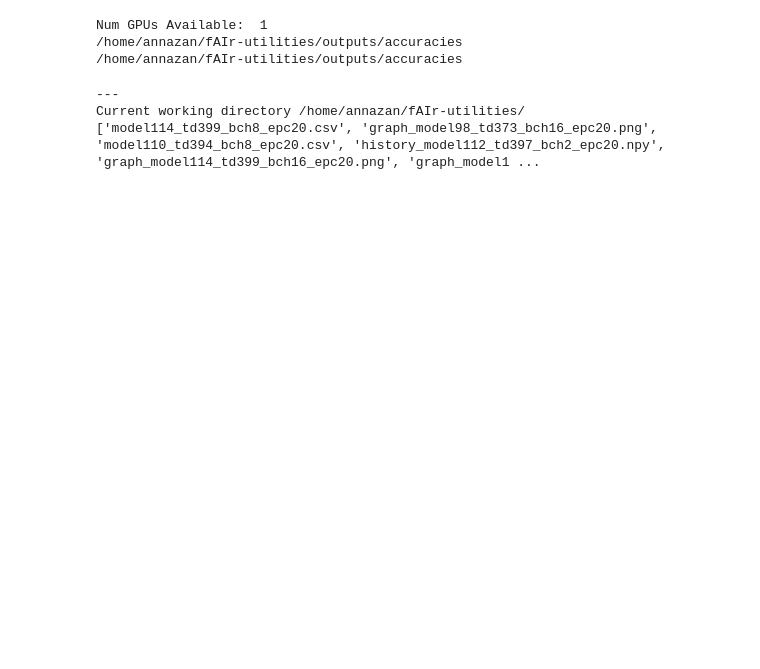
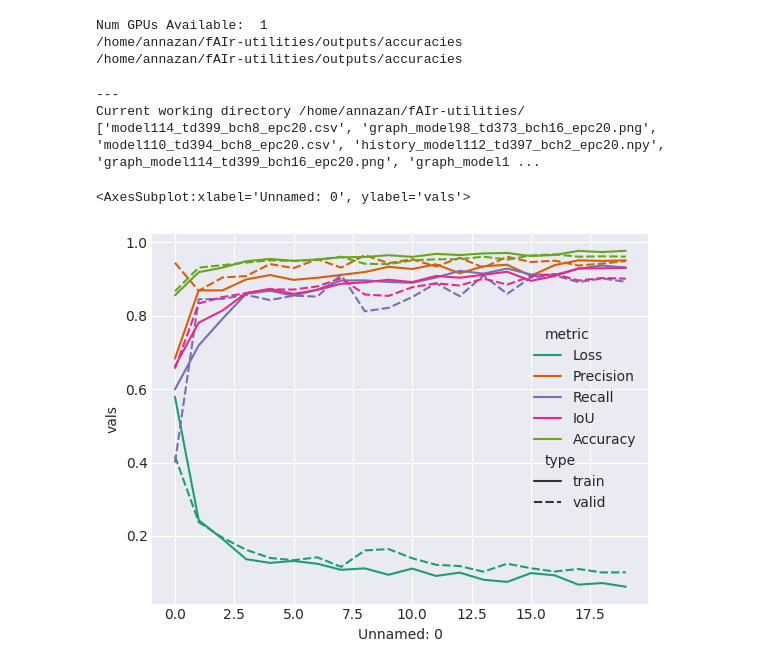
Before and after one commit to ciupava/fAIr-utilities, a Jupyter notebook: graphs_making.ipynb, the cells around one changed output. Saved outputs shown, nothing was run; the diff lists cells and outputs as text; code cells hidden in the pictures; blank space fills up the shorter version.

Commit message:
edits to graphs

```diff
--- a/graphs_making.ipynb
+++ b/graphs_making.ipynb
@@ -198,0 +268,29 @@ for name in files_list:
+# %%
+# convert to long (tidy) form
+history_df.assign(epoch=range(1, len(loss) + 1))
+dfm = history_df.melt('Unnamed: 0', var_name='cols', value_name='vals')
+# %%
+dfm = dfm.assign(type='train')
+dfm.loc[(len(dfm.index)/2):len(dfm.index),'type'] = 'valid'
+# %%
+dfm = dfm.assign(metric='Loss')
+dfm.loc[20:39,'metric'] = 'Precision'
+dfm.loc[120:139,'metric'] = 'Precision'
+dfm.loc[40:59,'metric'] = 'Recall'
+dfm.loc[140:159,'metric'] = 'Recall'
+dfm.loc[60:79,'metric'] = 'IoU'
+dfm.loc[160:179,'metric'] = 'IoU'
+dfm.loc[80:99,'metric'] = 'Accuracy'
+dfm.loc[180:199,'metric'] = 'Accuracy'
+# %%
+palette_div=sns.color_palette("Dark2", 10)
+sns.set_palette(palette_div)
+sns.lineplot(data=dfm,
+             x="Unnamed: 0",
+             y="vals",
+             hue='metric',
+             palette=palette_div,
+             style='type')
+# %% [output]
+<AxesSubplot:xlabel='Unnamed: 0', ylabel='vals'>
+[figure, added]
```
Also changed, not shown: parts of 5 cells of this notebook.
